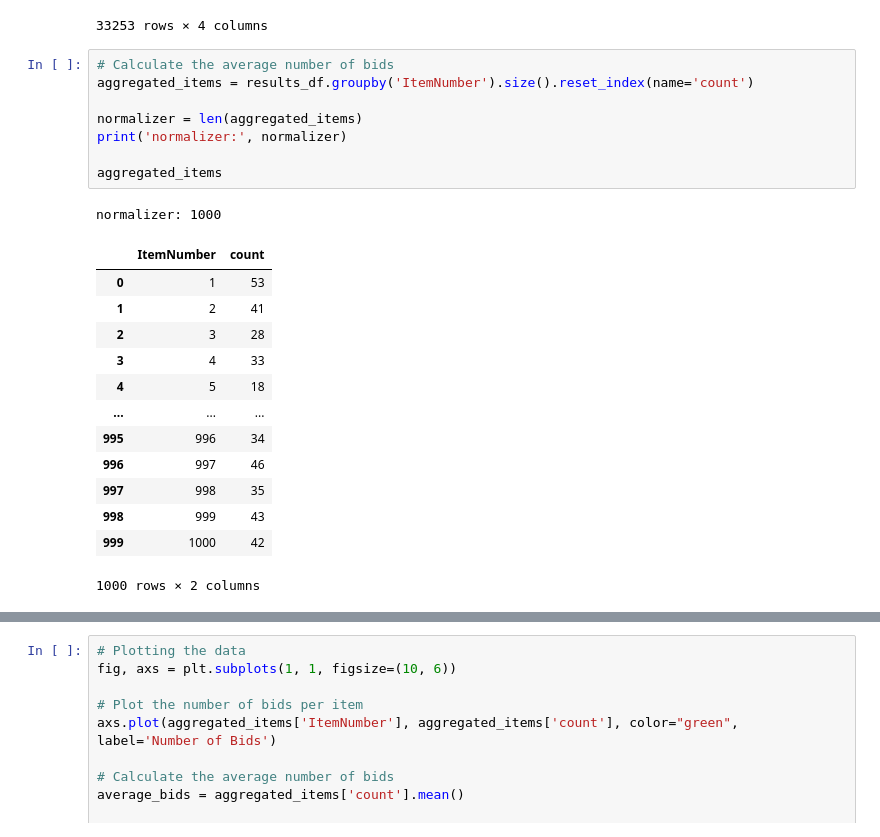
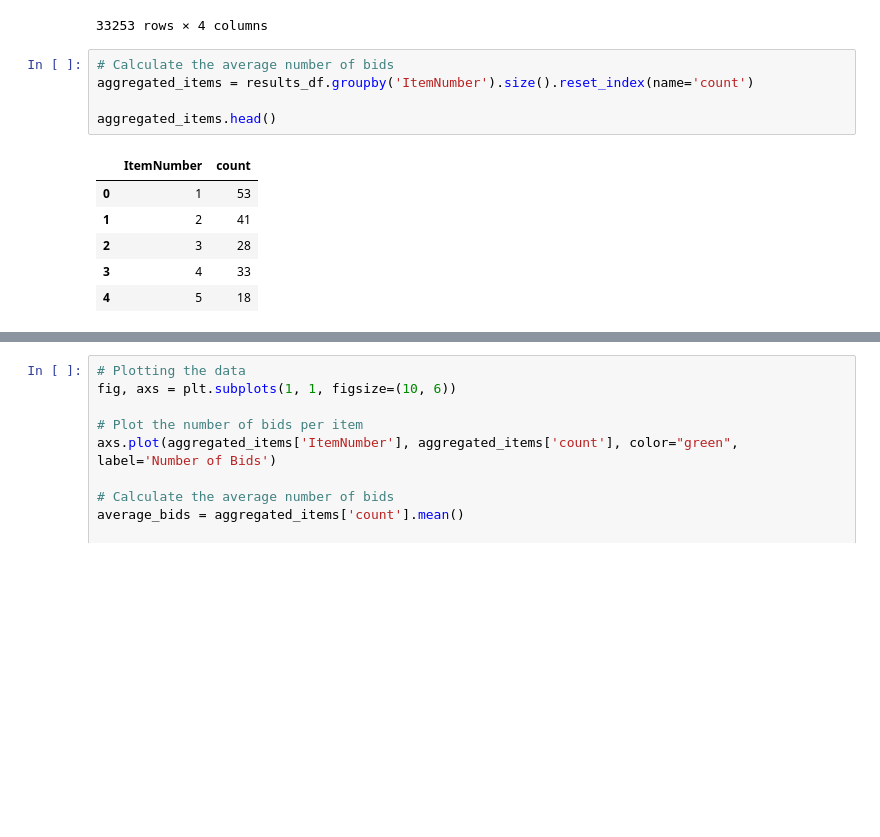
Before and after one commit to findraj/Auction-Dynamics-Simulation, a Jupyter notebook: analysis/results/results.ipynb, the cells around one changed output, grey strips where cells are left out. Cells and saved outputs as stored; diff of their text form; blank space fills up the shorter version.

```diff
--- a/analysis/results/results.ipynb
+++ b/analysis/results/results.ipynb
@@ -27,23 +27,12 @@ results_df
 # %%
 # Calculate the average number of bids
 aggregated_items = results_df.groupby('ItemNumber').size().reset_index(name='count')
 
-normalizer = len(aggregated_items)
-print('normalizer:', normalizer)
-
-aggregated_items
+aggregated_items.head()
 # %% [output]
-normalizer: 1000
 |  | ItemNumber | count |
 | 0 | 1 | 53 |
 | 1 | 2 | 41 |
 | 2 | 3 | 28 |
 | 3 | 4 | 33 |
 | 4 | 5 | 18 |
-| ... | ... | ... |
-| 995 | 996 | 34 |
-| 996 | 997 | 46 |
-| 997 | 998 | 35 |
-| 998 | 999 | 43 |
-| 999 | 1000 | 42 |
-1000 rows × 2 columns
```
Also changed, not shown: parts of 5 cells of this notebook.
